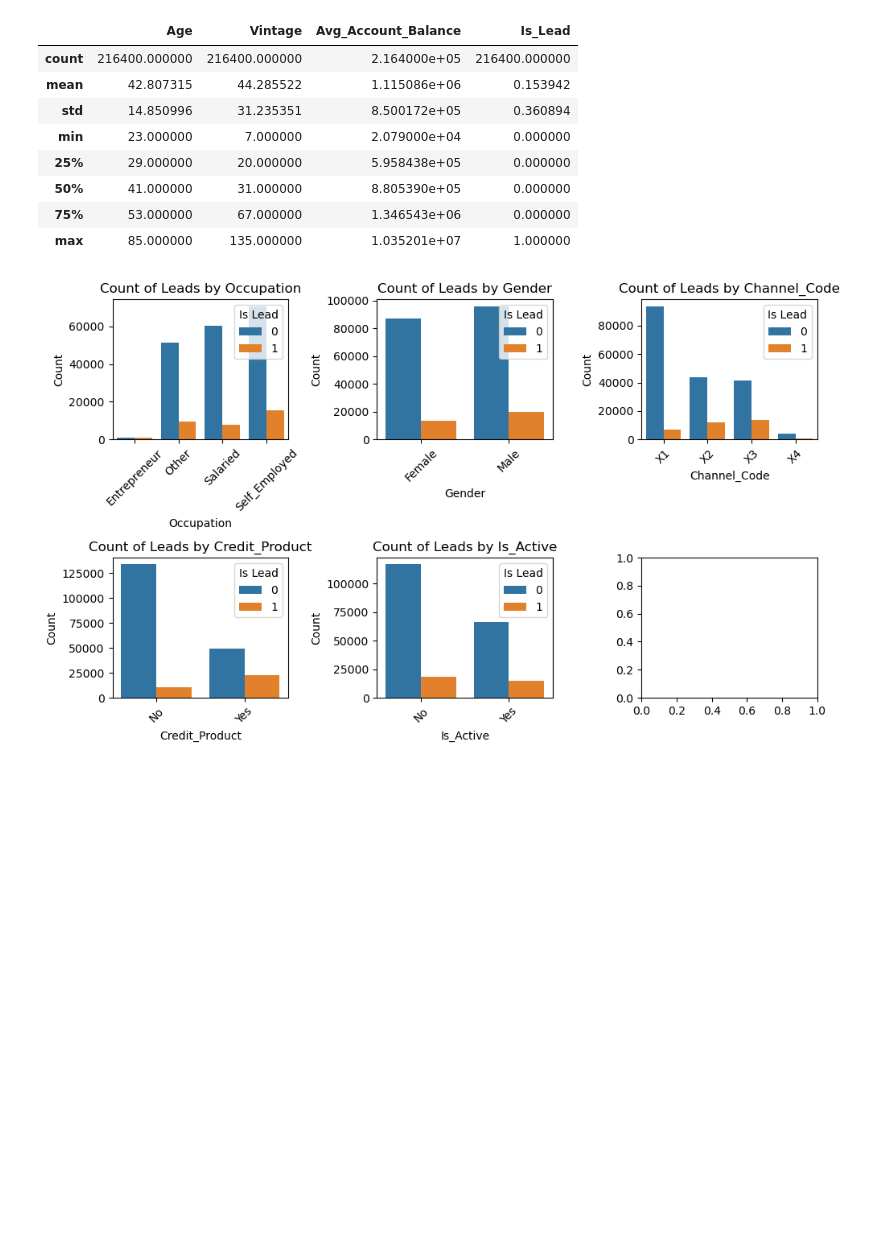
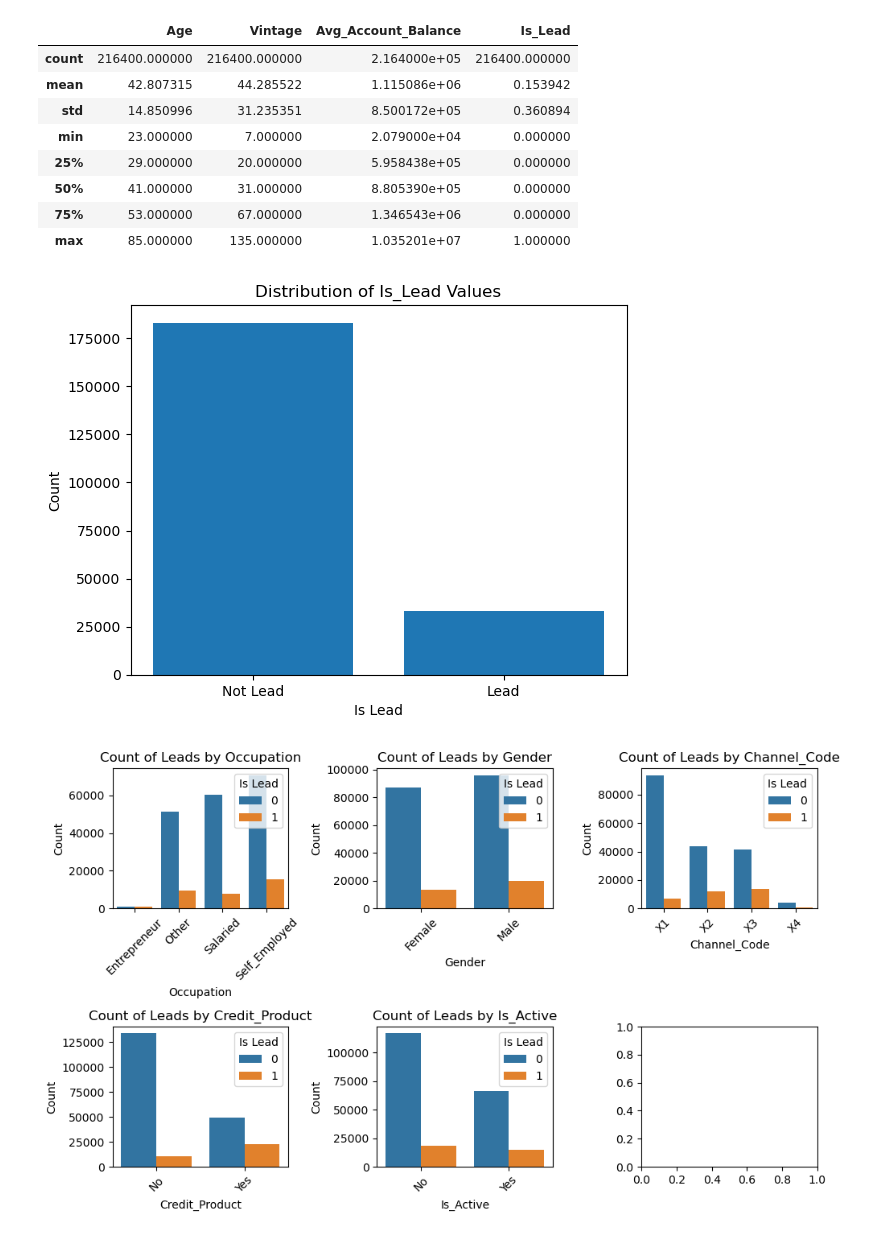
Before and after one commit to koti-malla/Creditcard-Lead-prediction, a Jupyter notebook: CreditCard Lead Prediction.ipynb, the cells around one changed output. Drawn from its saved outputs; the diff is of its cells as text; code cells hidden in the pictures; blank space fills up the shorter version.

```diff
--- a/CreditCard Lead Prediction.ipynb
+++ b/CreditCard Lead Prediction.ipynb
@@ -88,6 +88,18 @@ df.describe()
 | 50% | 41.000000 | 31.000000 | 8.805390e+05 | 0.000000 |
 | 75% | 53.000000 | 67.000000 | 1.346543e+06 | 0.000000 |
 | max | 85.000000 | 135.000000 | 1.035201e+07 | 1.000000 |
+# %%
+# Count the occurrences of each value in the 'Is_Lead' column
+is_lead_counts = df['Is_Lead'].value_counts()
+
+# Plot a bar graph
+plt.bar(is_lead_counts.index, is_lead_counts.values, tick_label=['Not Lead', 'Lead'])
+plt.xlabel('Is Lead')
+plt.ylabel('Count')
+plt.title('Distribution of Is_Lead Values')
+plt.show()
+# %% [output]
+[figure, added]
 # %%
 df.drop('ID',axis=1,inplace=True)
 # %%
```
Also changed, not shown: parts of 13 cells of this notebook.
